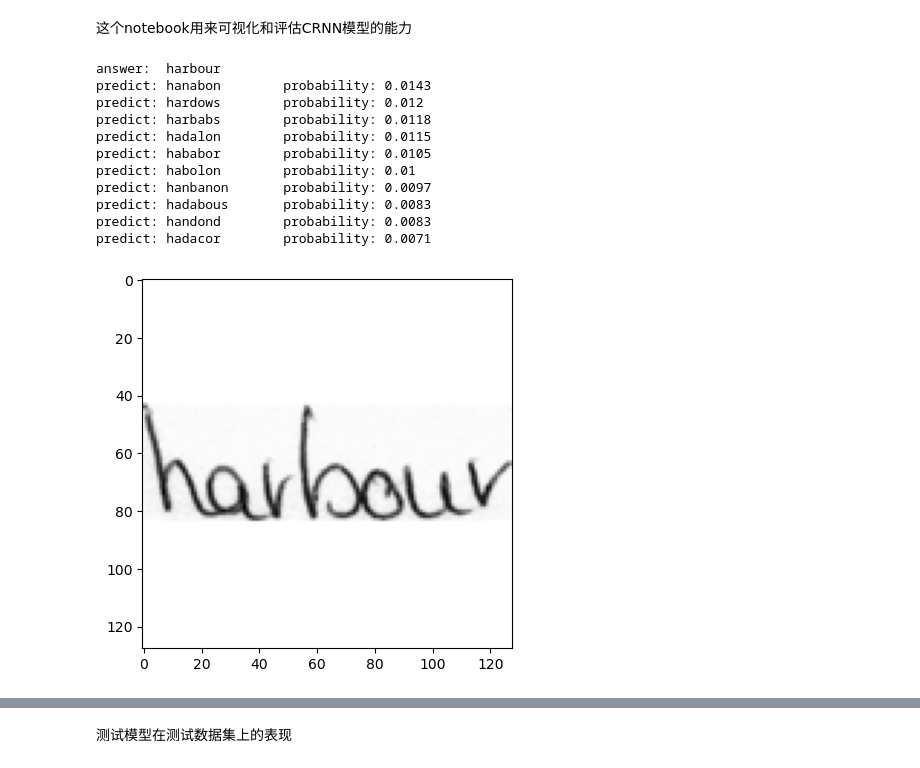
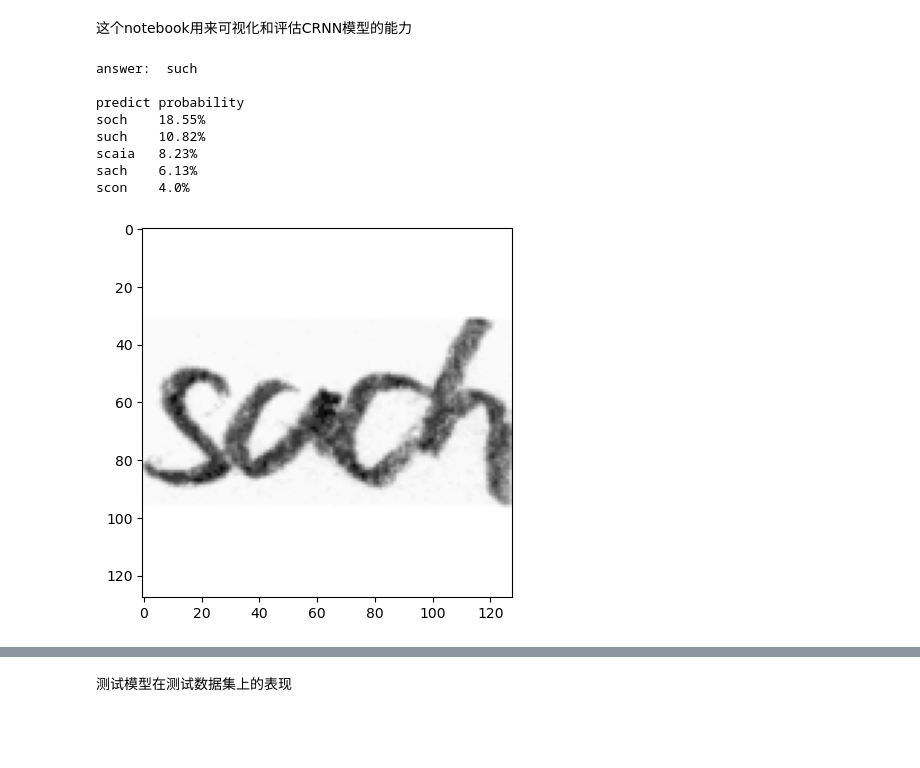
Before and after one commit to Ken-2511/HandwritingRecognition, a Jupyter notebook: Train/CRNN_visual_eval.ipynb, the cells around one changed output, grey strips where cells are left out. Saved outputs shown, nothing was run; the diff lists cells and outputs as text; code cells hidden in the pictures; blank space fills up the shorter version.

```diff
--- a/Train/CRNN_visual_eval.ipynb
+++ b/Train/CRNN_visual_eval.ipynb
@@ -19,7 +19,7 @@ class CRNN(nn.Module):
     这是一个基于CNN和LSTM的CRNN模型，用于生成文本
 
     """
-    def __init__(self, num_classes=128, hidden_dim=1024, io_dim=1024, num_layers=4, bidirectional=True, device='cuda:0', num_beams=200):
+    def __init__(self, num_classes=128, hidden_dim=1024, io_dim=1024, num_layers=4, bidirectional=True, device='cuda:0', num_beams=20):
         """
         args:
             num_classes: ...
@@ -258,34 +258,32 @@ dataloader = DataLoader(dataset, batch_size=2, shuffle=True, num_workers=0)
 # %%
 torch.set_printoptions(linewidth=200, precision=4, edgeitems=200, sci_mode=False)
 for step, (img, label) in enumerate(dataloader):
     img, label = img.to("cuda:0"), label.to("cuda:0")
     # print(img.min(), img.max(), img.mean())
     output, probability = model.forward_beam(img)
     # 只取第一个样本
     output = output[0]
     probability = probability[0]
     print("answer: ", get_word(label[0]))
-    for i in range(10):
-        print("predict:", get_word(output[i]), "\tprobability:", round(probability[i].item(), 4))
+    print("\npredict\tprobability")
+    for i in range(5):
+        print(f"{get_word(output[i])}\t{round(probability[i].item() * 100, 2)}%")
     img = img[0]
     # print(img.min().item(), img.max().item(), img.mean().item())
 
     show_img(img)
     plt.show()
     break
 # %% [output]
-answer:  harbour
-predict: hanabon        probability: 0.0143
-predict: hardows        probability: 0.012
-predict: harbabs        probability: 0.0118
-predict: hadalon        probability: 0.0115
-predict: hababor        probability: 0.0105
-predict: habolon        probability: 0.01
-predict: hanbanon       probability: 0.0097
-predict: hadabous       probability: 0.0083
-predict: handond        probability: 0.0083
-predict: hadacor        probability: 0.0071
+answer:  such
+
+predict probability
+soch    18.55%
+such    10.82%
+scaia   8.23%
+sach    6.13%
+scon    4.0%
-[figure, old version]
+[figure, new version]
 # %%
 # 使用CRNN自带的to_words函数
 for step, (img, label) in enumerate(dataloader):
```
Also changed, not shown: parts of 12 cells of this notebook.
